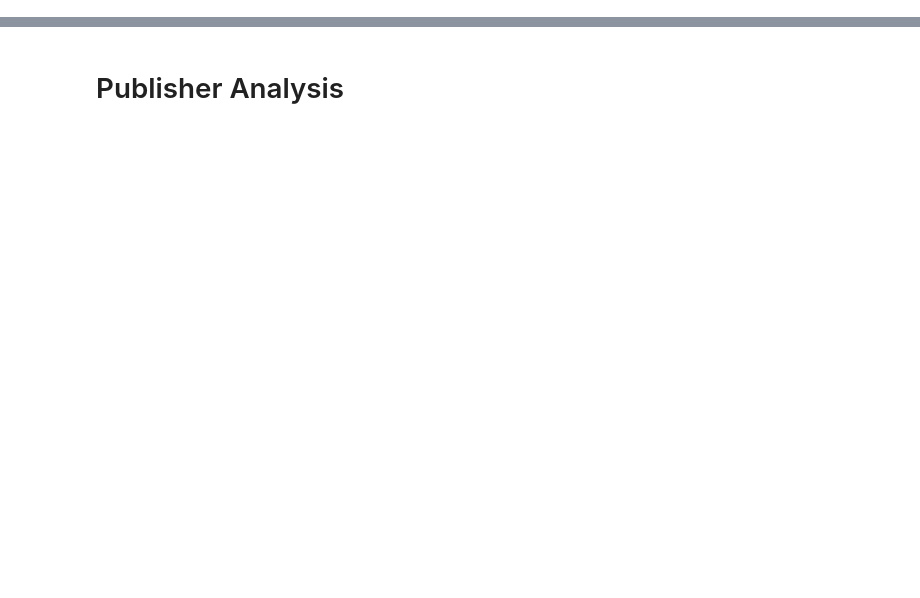
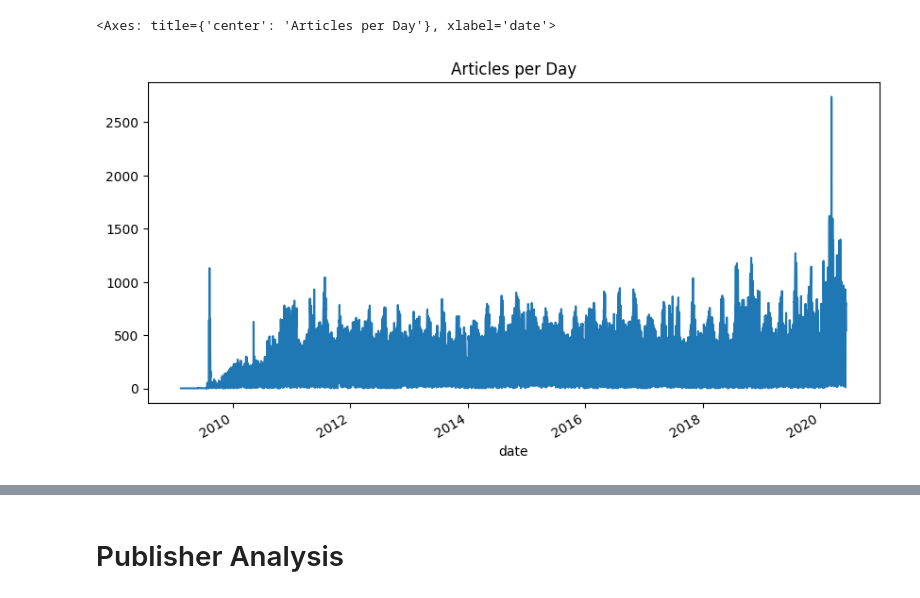
Before and after one commit to zenawitkmariam/nova-financial-solutions, a Jupyter notebook: notebooks/task-1-eda.ipynb, the cells around one changed output, grey strips where cells are left out. Saved outputs shown, nothing was run; the diff lists cells and outputs as text; code cells hidden in the pictures; blank space fills up the shorter version.

```diff
--- a/notebooks/task-1-eda.ipynb
+++ b/notebooks/task-1-eda.ipynb
@@ -401,16 +328,13 @@ plt.show()   # <- this will show the plot in the notebook
 # %%
 
-# Plot histograms
-plt.figure(figsize=(10,5))
-plt.hist(df['headline_len_words'].dropna(), bins=50)
-plt.title("Headline length (words)")
-plt.xlabel("Length (words)")
-plt.ylabel("Count")
-plt.tight_layout()
+# Converte date column to datetime
+if 'date' in df.columns:
+    df['date'] = pd.to_datetime(df['date'],format='mixed', utc=True)
+    print(f"Date type is now {df["date"].dtype}")
 
-# Save the plot
-plt.savefig(os.path.join(OUTPUT_DIR, "headline_len_words_histogram.png"))
+    #coverte the index to date
+    df.set_index('date',inplace=True)
 
-# Show the plot in the notebook
-plt.show()
+else:
+    print("\nWarning: Date column not found. Skip date conversion")
 # %% [output]
@@ -418,5 +364,7 @@ plt.show()
 # %%
 
-# Publisher counts
-publisher_counts = df[COL_PUBLISHER].fillna("UNKNOWN").value_counts()
-publisher_counts.head(50).to_csv(os.path.join(OUTPUT_DIR, "publisher_counts_top50.csv"))
+df = df.assign(
+    headline_length=df["headline"].astype(str).str.len(),
+    headline_word_count=df["headline"].astype(str).str.split().str.len()
+)
+df[['headline_length','headline_word_count']].describe()
@@ -425,6 +380,0 @@ publisher_counts.head(50).to_csv(os.path.join(OUTPUT_DIR, "publisher_counts_top5
-# %%
-print("Running Time Series Analysis...")
-
-df_ts = df.set_index('date_local')
-daily_counts = df_ts.resample('D').size()
-daily_counts.to_csv(os.path.join(OUTPUT_DIR, "daily_counts.csv"))
@@ -465,0 +437,5 @@ plt.show()
+# %%
+df['day'] = df.index.day
+# This shows daily publication frequency:
+daily_counts = df.index.normalize().value_counts().sort_index()
+print(daily_counts)
@@ -465,0 +456,5 @@ plt.show()
+# %%
+daily_counts.plot(kind='line', figsize=(10,5), title='Articles per Day')
+# %% [output]
+<Axes: title={'center': 'Articles per Day'}, xlabel='date'>
+[figure, added]
```
Also changed, not shown: parts of 52 cells of this notebook.
